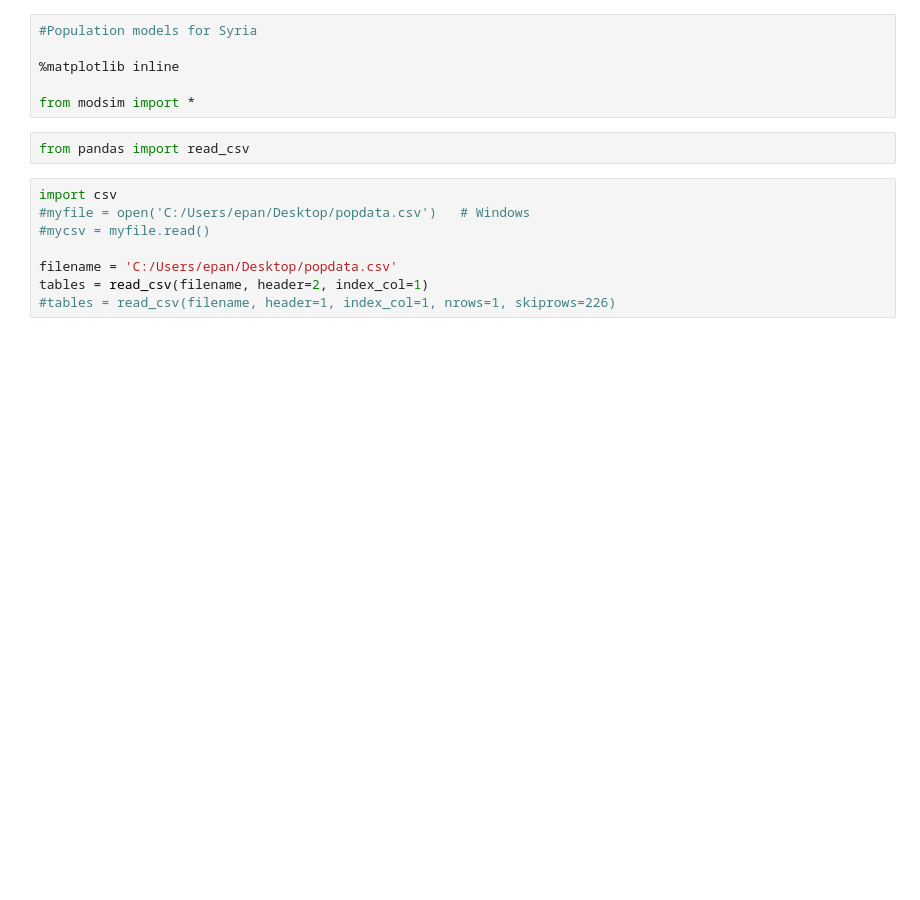
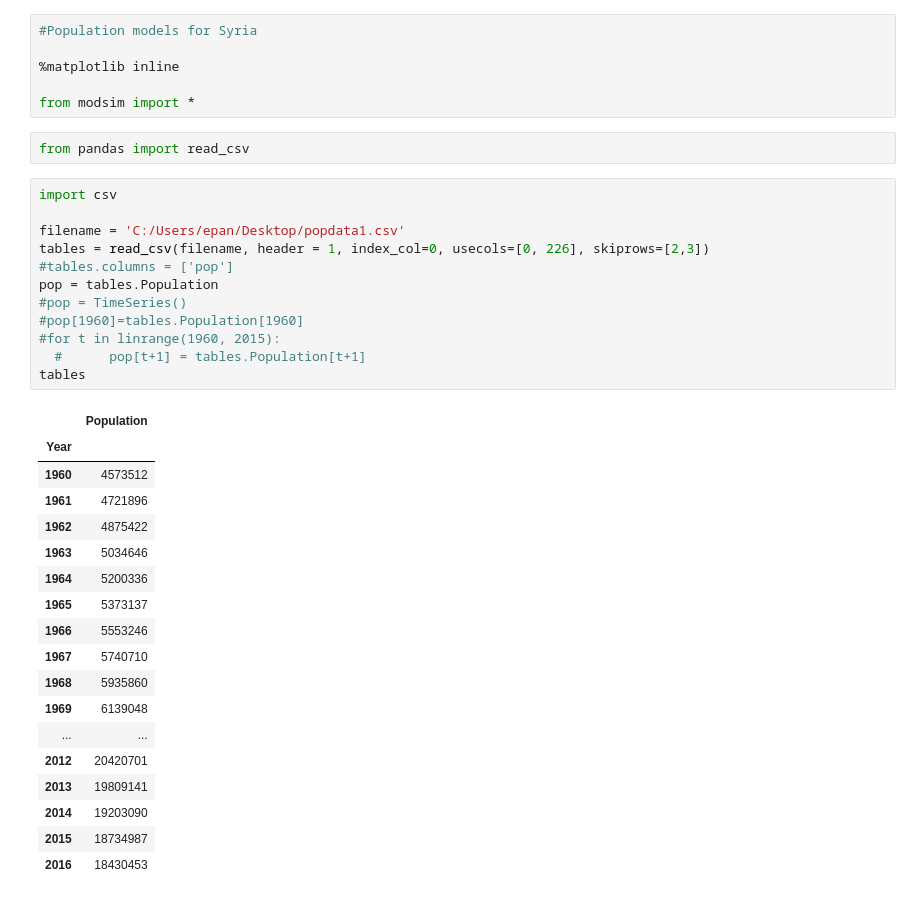
Before and after one commit to epan547/ModSimPy, a Jupyter notebook: code/ModSim Project 1 .ipynb, the cells around one changed output. Saved outputs shown, nothing was run; the diff lists cells and outputs as text; blank space fills up the shorter version.

```diff
--- a/code/ModSim Project 1 .ipynb
+++ b/code/ModSim Project 1 .ipynb
@@ -6,11 +6,34 @@
 from modsim import *
 # %%
 from pandas import read_csv
-# %%
-import csv
-#myfile = open('C:/Users/epan/Desktop/popdata.csv')   # Windows
-#mycsv = myfile.read()
-
-filename = 'C:/Users/epan/Desktop/popdata.csv'
-tables = read_csv(filename, header=2, index_col=1)
-#tables = read_csv(filename, header=1, index_col=1, nrows=1, skiprows=226)
+# %%
+import csv
+
+filename = 'C:/Users/epan/Desktop/popdata1.csv'
+tables = read_csv(filename, header = 1, index_col=0, usecols=[0, 226], skiprows=[2,3])
+#tables.columns = ['pop']
+pop = tables.Population
+#pop = TimeSeries()
+#pop[1960]=tables.Population[1960]
+#for t in linrange(1960, 2015):
+  #      pop[t+1] = tables.Population[t+1]
+tables
+# %% [output]
+|  | Population |
+| Year |  |
+| 1960 | 4573512 |
+| 1961 | 4721896 |
+| 1962 | 4875422 |
+| 1963 | 5034646 |
+| 1964 | 5200336 |
+| 1965 | 5373137 |
+| 1966 | 5553246 |
+| 1967 | 5740710 |
+| 1968 | 5935860 |
+| 1969 | 6139048 |
+| ... | ... |
+| 2012 | 20420701 |
+| 2013 | 19809141 |
+| 2014 | 19203090 |
+| 2015 | 18734987 |
+| 2016 | 18430453 |
```
Also changed, not shown: parts of 6 cells of this notebook, 1 other file.
